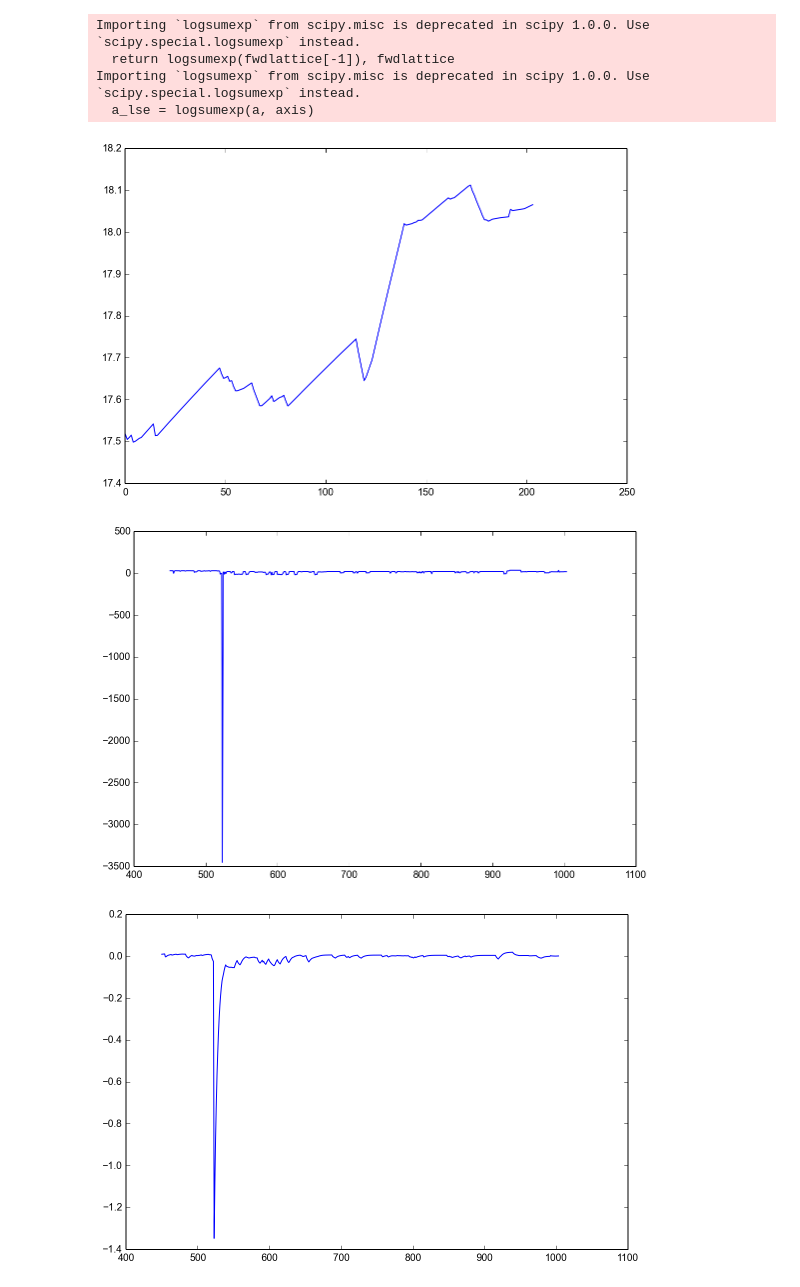
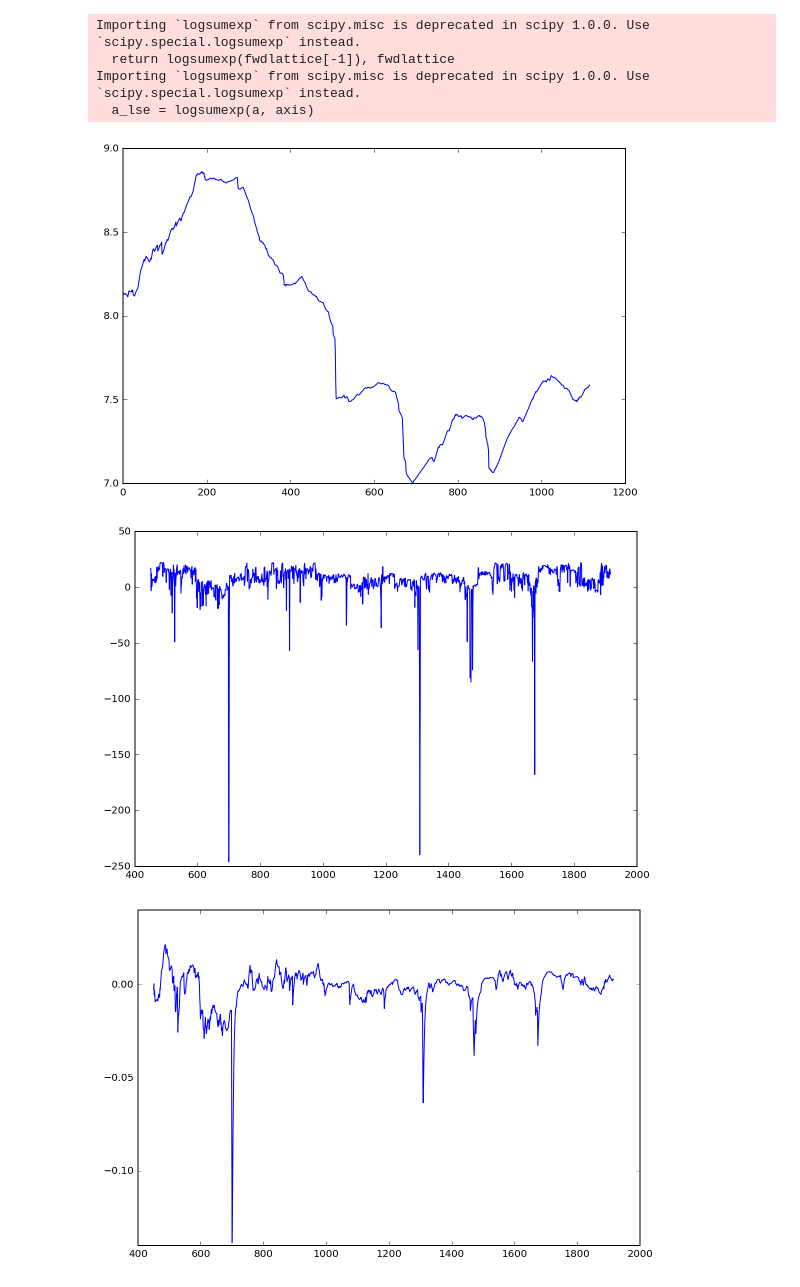
Before and after one commit to Sheph/anomaly, a Jupyter notebook: pch2_run.ipynb, the cells around one changed output. Cells and saved outputs as stored; diff of their text form; code cells hidden in the pictures.

```diff
--- a/pch2_run.ipynb
+++ b/pch2_run.ipynb
@@ -75,7 +75,7 @@ def plot_array(arr):
     ax.plot_surface(xv,yv,arr)
     plt.show()
 # %%
-df = pd.read_csv("data.csv")
+df = pd.read_csv("data_ped_train.csv")
 df.drop(df.columns[0], inplace=True, axis=1)
 scaler = MinMaxScaler()
 df2 = df.drop([df.columns[0], df.columns[1]], axis=1)
@@ -112,3 +112,3 @@ display(df2.head(5))
 # %%
-bgmm = classify1(df2, 20, True)
+bgmm = classify1(df2, 30, True)
 # %% [output]
@@ -193,6 +195,8 @@ while i < len(df3):
         i_next = 0
         if len(pn) >= bgmm.n_components:
             PN.append(pn)
+        else:
+            print("too short", len(pn))
         pn = []
     else:
         i += 1
@@ -536,7 +529,7 @@ from sklearn.utils.validation import check_is_fitted
 from hmmlearn.utils import log_mask_zero
 from scipy.special import logsumexp
 
-df_test = pd.read_csv("data_test.csv")
+df_test = pd.read_csv("data_ped_train.csv")
 df_test.drop(df_test.columns[0], inplace=True, axis=1)
 #df_test = extend_set(df_test)
 #df_test = extend_set(df_test)
@@ -609,7 +602,7 @@ plt.figure()
 plt.plot(scrs[800:])
 plt.show()
 # %% [output]
-[figure, old version]
+[figure, new version]
 # %%
 scrs2 = []
 
@@ -623,7 +616,7 @@ plt.figure()
 plt.plot(range(int(seg_len * 1.5 * 10), len(scrs2)), scrs2[int(seg_len * 1.5 * 10):])
 plt.show()
 # %% [output]
-[figure, old version]
+[figure, new version]
 # %%
 import traceback
 
@@ -652,43 +645,43 @@ plt.figure()
 plt.plot(range(first_frm, len(qts_lst)), qts_lst[first_frm:])
 plt.show()
 
-#cap = cv2.VideoCapture('Datasets/Pedestrian/test.avi')
+cap = cv2.VideoCapture('Datasets/Pedestrian/train.avi')
 #cap = cv2.VideoCapture('z3.avi')
-cap = cv2.VideoCapture('reception_short_test.avi')
+#cap = cv2.VideoCapture('reception_short_test.avi')
 #cap = cv2.VideoCapture('Datasets/Crossroads1/test.avi')
 ok, frame = cap.read()
 aspect = float(frame.shape[1]) / frame.shape[0]
 cap.release()
-#cap = cv2.VideoCapture('Datasets/Pedestrian/test.avi')
+cap = cv2.VideoCapture('Datasets/Pedestrian/train.avi')
 #cap = cv2.VideoCapture('z3.avi')
-cap = cv2.VideoCapture('reception_short_test.avi')
+#cap = cv2.VideoCapture('reception_short_test.avi')
 #cap = cv2.VideoCapture('Datasets/Crossroads1/test.avi')
 
 try:
     while True:
         ok, frame = cap.read()
         if not ok:
             break
         frame = cv2.resize(frame, (int(240 * aspect), 240), interpolation = cv2.INTER_AREA)
         fnum = cap.get(cv2.CAP_PROP_POS_FRAMES)
         delay = 1
         if (fnum >= first_frm_num) and (fnum in qts):
-            if qts[fnum] < -0.2:
+            if qts[fnum] < -0.1:
                 cv2.rectangle(frame, (0,0), (frame.shape[1], frame.shape[0]), (0,0,255), 10)
                 delay = 0
                 #print("frame", frm_to_i[fnum])
         cv2.imshow('frame', frame)
         k = cv2.waitKey(delay) & 0xff
         #if delay == 0:
         #    time.sleep(1)
         if k == 32:
             k = cv2.waitKey() & 0xff
         if k == 27:
             break
 except Exception as e:
     traceback.print_exc()
 
 cap.release()
 cv2.destroyAllWindows()
 # %% [output]
-[figure, old version]
+[figure, new version]
```
Also changed, not shown: parts of 8 cells of this notebook, 2 other files.
